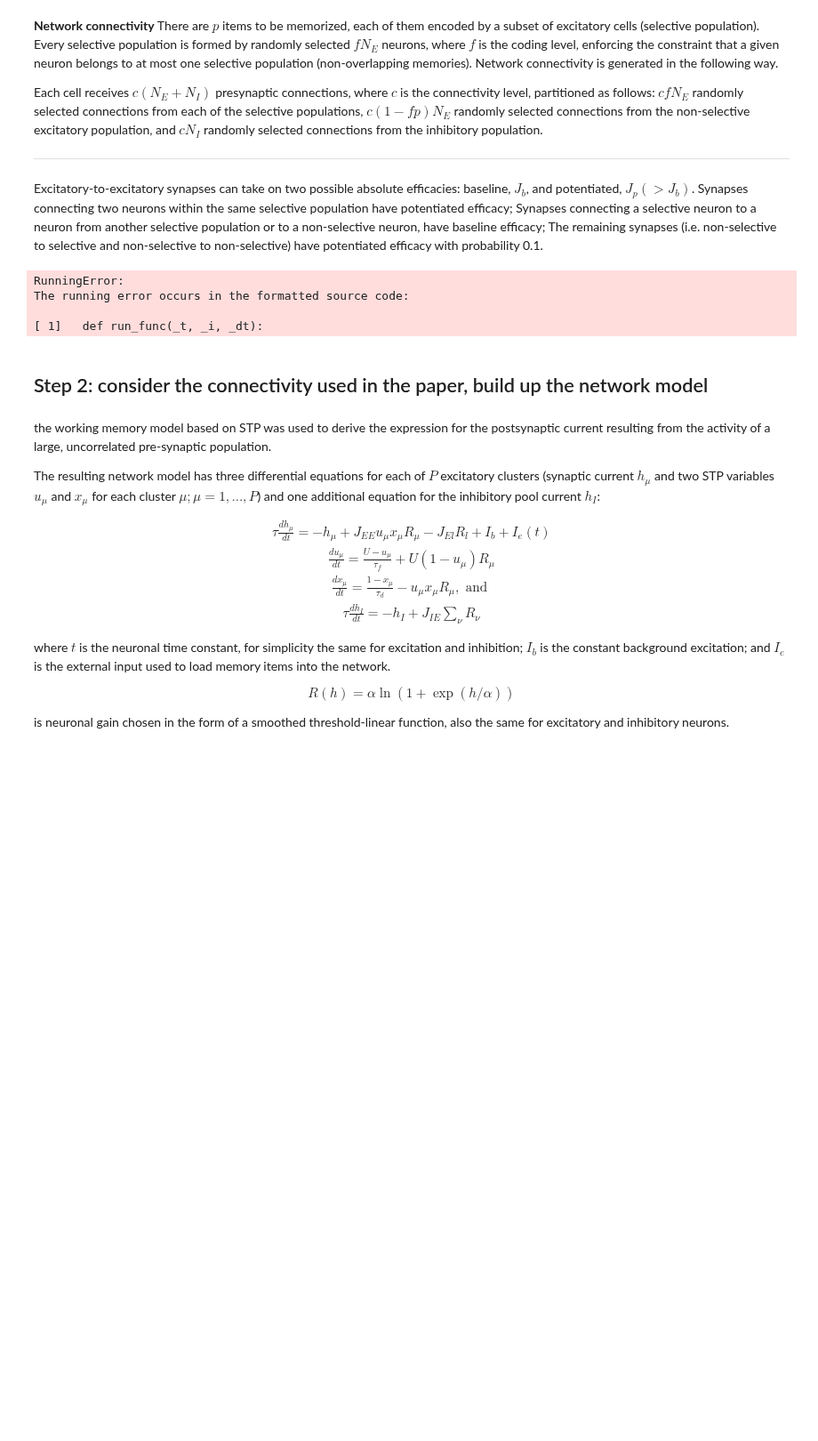
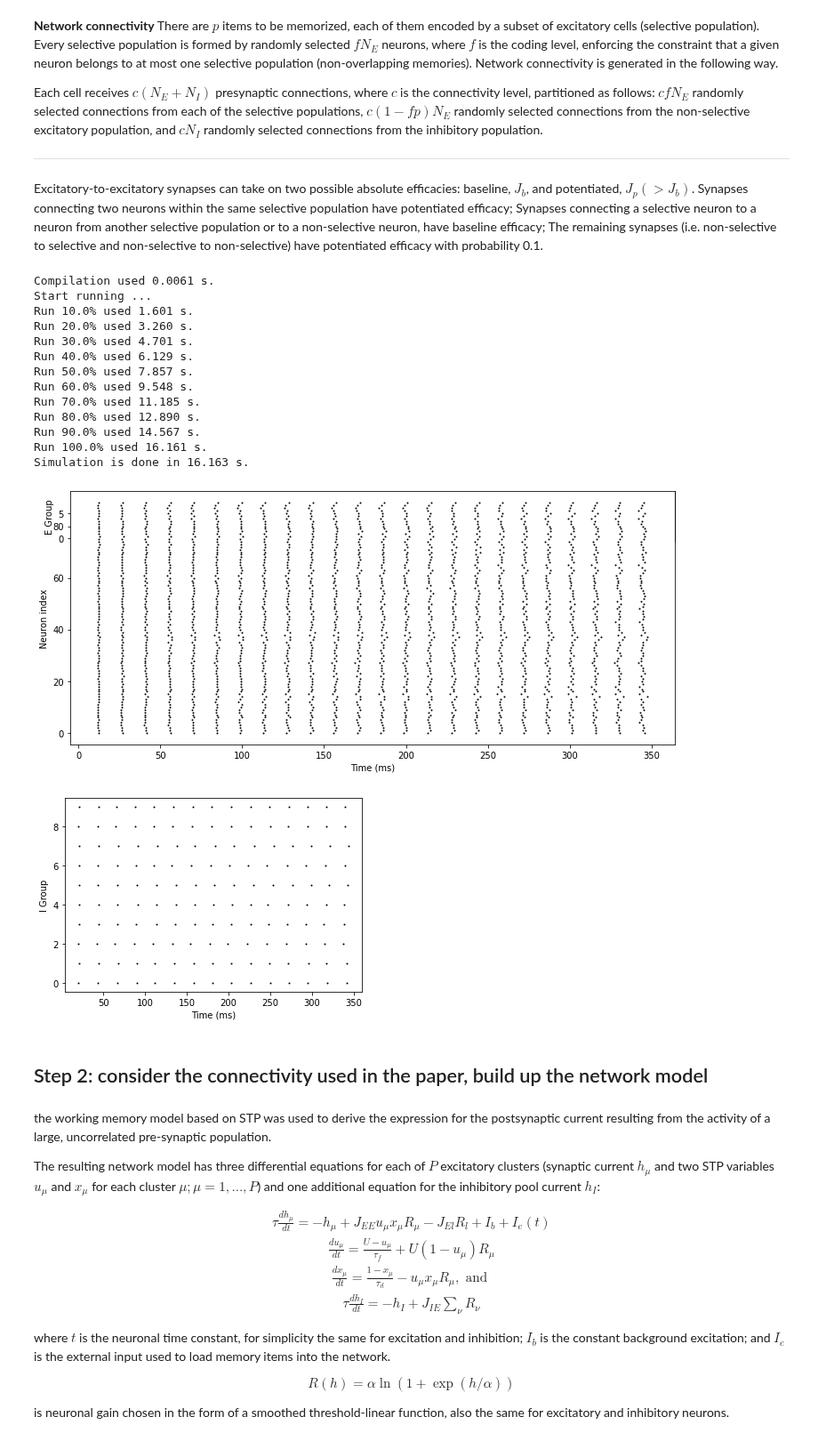
Before and after one commit to AohuaCheng/Neuro-and-Complexity-Science, a Jupyter notebook: project/project_spiking_circuit_model_for_working_memory.ipynb, the cells around one changed output. Shown at 89% size. Cells and saved outputs as stored; diff of their text form; code cells hidden in the pictures; blank space fills up the shorter version.

```diff
--- a/project/project_spiking_circuit_model_for_working_memory.ipynb
+++ b/project/project_spiking_circuit_model_for_working_memory.ipynb
@@ -239,7 +266,7 @@ class STP(bp.TwoEndConn):
       # update
       if self.pre.spike[pre_id]:
         if self.w == J_b or self.w == J_p:
-          self.I_syn.push(j, self.w*self.u[j]*(_t-self.delay[i,j])*self.x[j]*(_t-self.delay[pre_i]))
+          self.I_syn.push(j, self.w*self.u[j]*(_t-self.delay[j])*self.x[j]*(_t-self.delay[j]))
         else:
           self.I_syn.push(j, self.w)
         u += self.U * (1-self.u[j])
@@ -292,16 +316,17 @@ warnings.filterwarnings('ignore')
 f =  0.10 # Coding level
 p = 1 # Number of memories, 1 or 2 in this project
 c = 0.20 # Probability of synaptic contact
-N_E = 8000 # Number of excitatory cells
-N_I = 2000 # Number of inhibitory cells
 # %%
 # Selective stimulation
 T_cue = 350 # Duration [ms]
 A_cue = 1.15 # Contrast factor
 # %%
 # learn from E/I network to connnect
-def run_net(p, neu_model, syn_model, backend='numba'):
+def run_net(neu_model, syn_model, N_E=8000, N_I=2000, backend='numpy'):
   bp.backend.set(backend)
+
+  N_E = N_E # Number of excitatory cells
+  N_I = N_I # Number of inhibitory cells
   # define the ids of selective populations, non-selective excitatory population and inhibitory population
   num_S = int(f*N_E) # cell number of a selective population
   S_ids = range(p*num_S)
@@ -316,8 +341,8 @@ def run_net(p, neu_model, syn_model, backend='numba'):
   S2I = syn_model(pre=S, post=I, conn=bp.connect.FixedPreNum(int(c*f*N_E)), weight = J_EI)
 
   nS2S = syn_model(pre=nS, post=S, conn=bp.connect.FixedProb(0.1), weight = J_p)
-  nS2nS = syn_model(pre=nS, post=S, conn=bp.connect.FixedProb(0.1), weight = J_p)
-  nS2I = syn_model(pre=nS, post=S, conn=bp.connect.FixedPreNum(int(c*(1-f*p)*N_E)), weight = J_EI)
+  nS2nS = syn_model(pre=nS, post=nS, conn=bp.connect.FixedProb(0.1), weight = J_p)
+  nS2I = syn_model(pre=nS, post=I, conn=bp.connect.FixedPreNum(int(c*(1-f*p)*N_E)), weight = J_EI)
 
   I2S = syn_model(pre=I, post=S, conn=bp.connect.FixedPreNum(int(c*N_I)), weight = J_IE)
   I2nS = syn_model(pre=I, post=nS, conn=bp.connect.FixedPreNum(int(c*N_I)), weight = J_IE)
@@ -327,21 +352,31 @@ def run_net(p, neu_model, syn_model, backend='numba'):
             S2S, S2nS, S2I, nS2S, nS2nS, nS2I, I2S, I2nS, I2I)
   t = net.run(duration=T_cue, report=True)
 
-  fig, gs = bp.visualize.get_figure(row_num=5, col_num=1, row_len=1, col_len=10)
-  fig.add_subplot(gs[:4, 0])
-  bp.visualize.raster_plot(S.mon.ts, S.mon.spike, ylabel='S Group', xlabel='')
-  fig.add_subplot(gs[4, 0])
-  bp.visualize.raster_plot(nS.mon.ts, nS.mon.spike, ylabel='nS Group', show=True)
-  fig.add_subplot(gs[4, 0])
+  fig, gs = bp.visualize.get_figure(row_num=6, col_num=1, row_len=1, col_len=10)
+  fig.add_subplot(gs[1, 0])
+  bp.visualize.raster_plot(S.mon.ts, S.mon.spike, ylabel='E Group', xlabel='')
+  fig.add_subplot(gs[1:5, 0])
+  bp.visualize.raster_plot(nS.mon.ts, nS.mon.spike, show=True)
+  fig.add_subplot(gs[5:6, 0])
   bp.visualize.raster_plot(I.mon.ts, I.mon.spike, ylabel='I Group', show=True)
-  return t
 # %%
-WM = run_net(p=1, neu_model=LIF, syn_model=STP)
+WM = run_net(neu_model=LIF, syn_model=STP, N_E=100, N_I=10)
 # %% [output]
-RunningError:
-The running error occurs in the formatted source code:
-
-[ 1]   def run_func(_t, _i, _dt):
+Compilation used 0.0061 s.
+Start running ...
+Run 10.0% used 1.601 s.
+Run 20.0% used 3.260 s.
+Run 30.0% used 4.701 s.
+Run 40.0% used 6.129 s.
+Run 50.0% used 7.857 s.
+Run 60.0% used 9.548 s.
+Run 70.0% used 11.185 s.
+Run 80.0% used 12.890 s.
+Run 90.0% used 14.567 s.
+Run 100.0% used 16.161 s.
+Simulation is done in 16.163 s.
+[figure, added]
+[figure, added]
 # %%
 # Reactivating signal
 R_Duration = 250 # Duration [ms]
```
Also changed, not shown: parts of 4 cells of this notebook.
